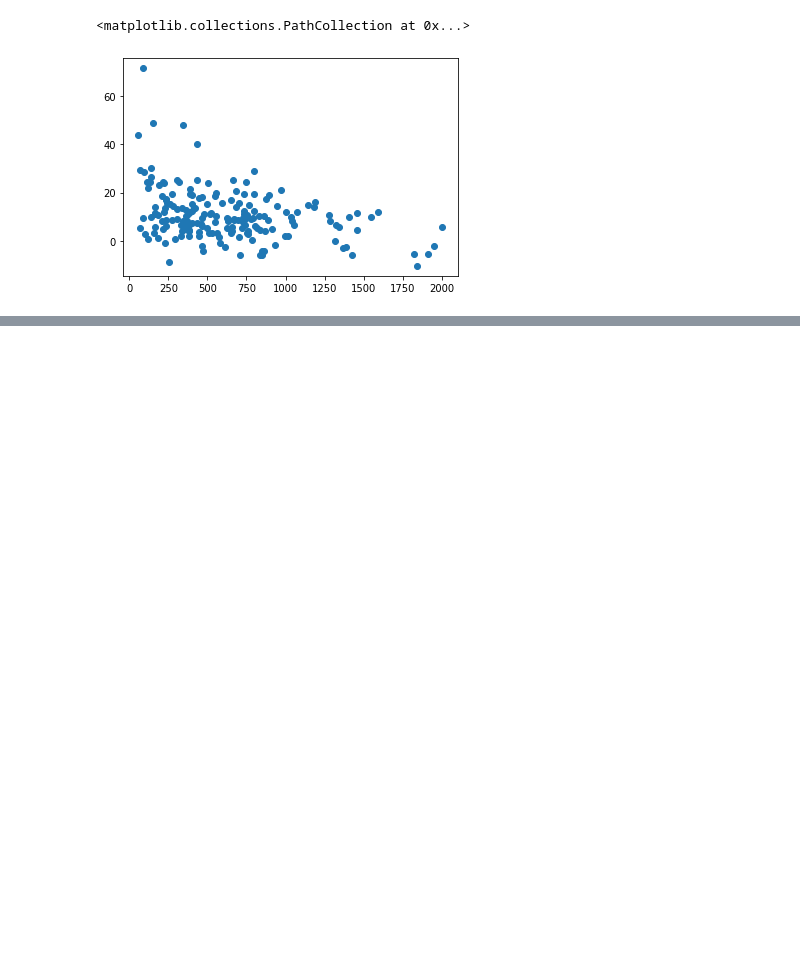
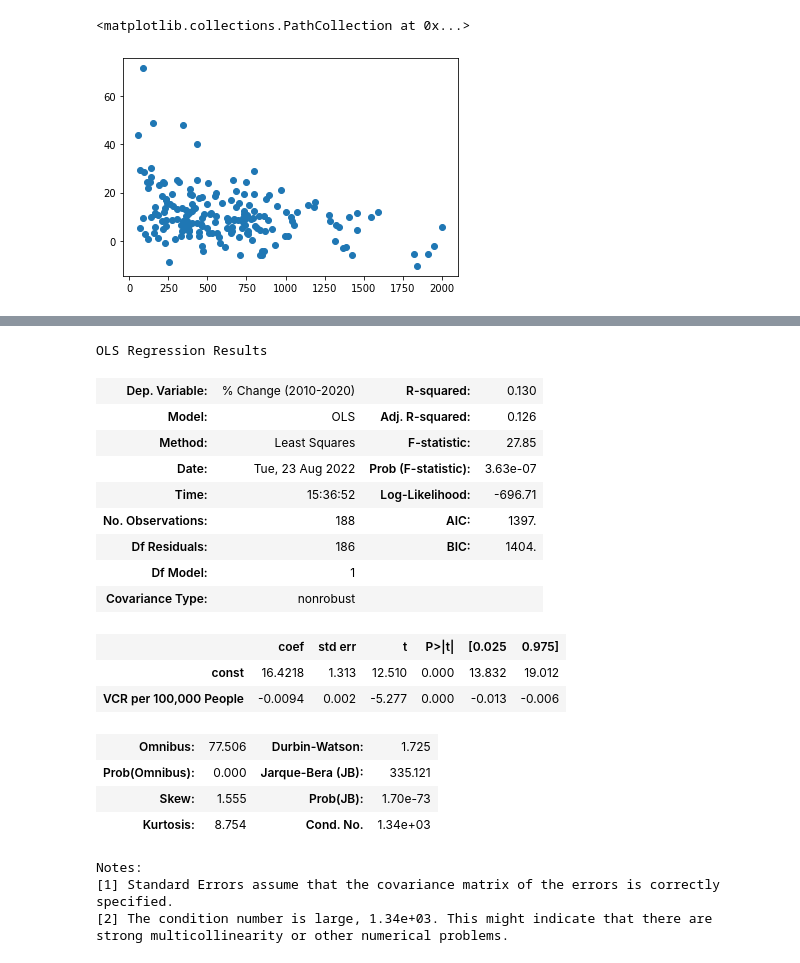
Before and after one commit to edd1234/cities, a Jupyter notebook: Cities Regression.ipynb, the cells around one changed output, grey strips where cells are left out. Cells and saved outputs as stored; diff of their text form; code cells hidden in the pictures; blank space fills up the shorter version.

```diff
--- a/Cities Regression.ipynb
+++ b/Cities Regression.ipynb
@@ -36,0 +65,29 @@ plt.scatter(x,y)
+# %%
+y = crime_data['% Change (2010-2020)']
+x = crime_data['VCR per 100,000 People']
+
+x1 = sm.add_constant(x)
+results = sm.OLS(y,x1).fit()
+results.summary()
+# %% [output]
+OLS Regression Results
+| Dep. Variable: | % Change (2010-2020) | R-squared: | 0.130 |
+| Model: | OLS | Adj. R-squared: | 0.126 |
+| Method: | Least Squares | F-statistic: | 27.85 |
+| Date: | Tue, 23 Aug 2022 | Prob (F-statistic): | 3.63e-07 |
+| Time: | 15:36:52 | Log-Likelihood: | -696.71 |
+| No. Observations: | 188 | AIC: | 1397. |
+| Df Residuals: | 186 | BIC: | 1404. |
+| Df Model: | 1 |  |  |
+| Covariance Type: | nonrobust |  |  |
+|  | coef | std err | t | P>|t| | [0.025 | 0.975] |
+| const | 16.4218 | 1.313 | 12.510 | 0.000 | 13.832 | 19.012 |
+| VCR per 100,000 People | -0.0094 | 0.002 | -5.277 | 0.000 | -0.013 | -0.006 |
+| Omnibus: | 77.506 | Durbin-Watson: | 1.725 |
+| Prob(Omnibus): | 0.000 | Jarque-Bera (JB): | 335.121 |
+| Skew: | 1.555 | Prob(JB): | 1.70e-73 |
+| Kurtosis: | 8.754 | Cond. No. | 1.34e+03 |
+Notes:
+[1] Standard Errors assume that the covariance matrix of the errors is correctly specified.
+[2] The condition number is large, 1.34e+03. This might indicate that there are
+strong multicollinearity or other numerical problems.
```
Also changed, not shown: parts of 12 cells of this notebook, 1 other file.
